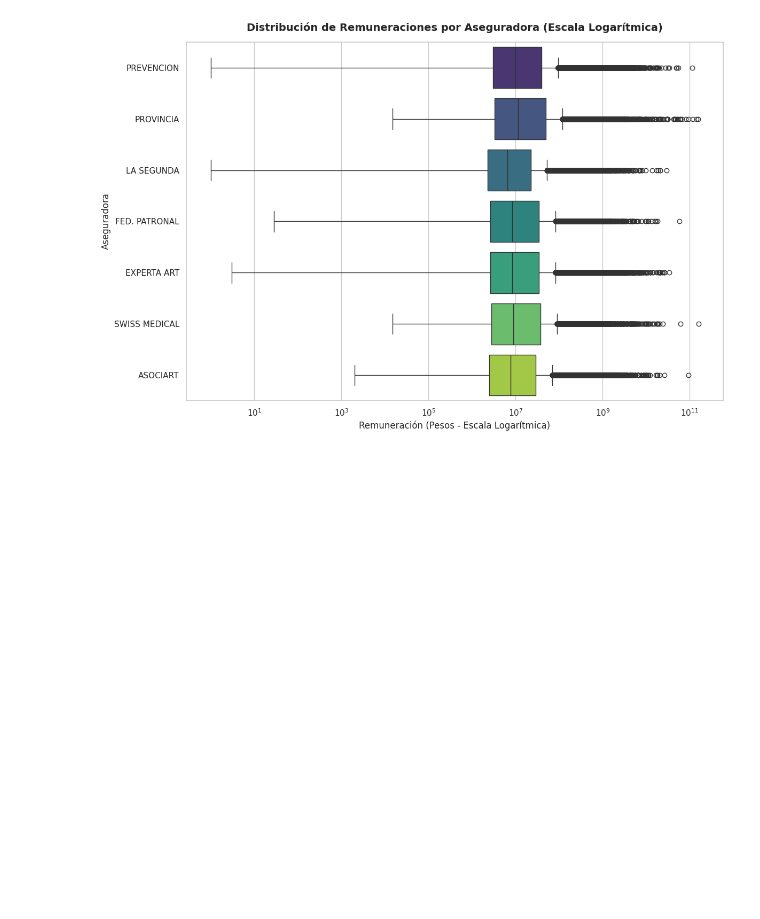
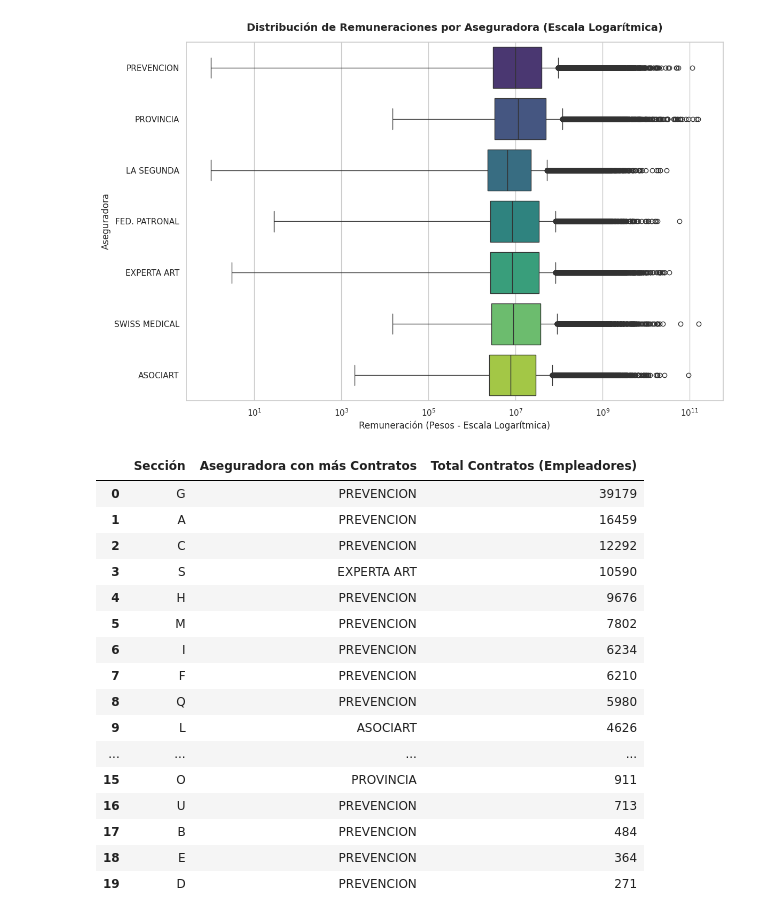
Before and after one commit to angiecognioulhanicq/Proyecto-integrador, a Jupyter notebook: trabajo_final_utn.ipynb, the cells around one changed output. Saved outputs shown, nothing was run; the diff lists cells and outputs as text; code cells hidden in the pictures; blank space fills up the shorter version.

```diff
--- a/trabajo_final_utn.ipynb
+++ b/trabajo_final_utn.ipynb
@@ -356,3 +356,33 @@ plt.tight_layout()
 plt.show()
 # %% [output]
 [figure]
+# %%
+# Agrupar por sección y aseguradora sumando los contratos (empleadores)
+contratos_por_seccion_aseg = df.groupby(['seccion', 'aseguradora'])['cant_parte_empleadora'].sum().reset_index()
+
+# Obtener el índice de la aseguradora con el máximo de contratos en cada sección
+idx_max_contratos = contratos_por_seccion_aseg.groupby('seccion')['cant_parte_empleadora'].idxmax()
+aseguradoras_lideres_contratos = contratos_por_seccion_aseg.loc[idx_max_contratos].sort_values(by='cant_parte_empleadora', ascending=False).reset_index(drop=True)
+
+# Renombrar columnas para la visualización
+aseguradoras_lideres_contratos.columns = ['Sección', 'Aseguradora con más Contratos', 'Total Contratos (Empleadores)']
+
+display(aseguradoras_lideres_contratos)
+# %% [output]
+|  | Sección | Aseguradora con más Contratos | Total Contratos (Empleadores) |
+| 0 | G | PREVENCION | 39179 |
+| 1 | A | PREVENCION | 16459 |
+| 2 | C | PREVENCION | 12292 |
+| 3 | S | EXPERTA ART | 10590 |
+| 4 | H | PREVENCION | 9676 |
+| 5 | M | PREVENCION | 7802 |
+| 6 | I | PREVENCION | 6234 |
+| 7 | F | PREVENCION | 6210 |
+| 8 | Q | PREVENCION | 5980 |
+| 9 | L | ASOCIART | 4626 |
+| ... | ... | ... | ... |
+| 15 | O | PROVINCIA | 911 |
+| 16 | U | PREVENCION | 713 |
+| 17 | B | PREVENCION | 484 |
+| 18 | E | PREVENCION | 364 |
+| 19 | D | PREVENCION | 271 |
```
Also changed, not shown: parts of 3 cells of this notebook.
